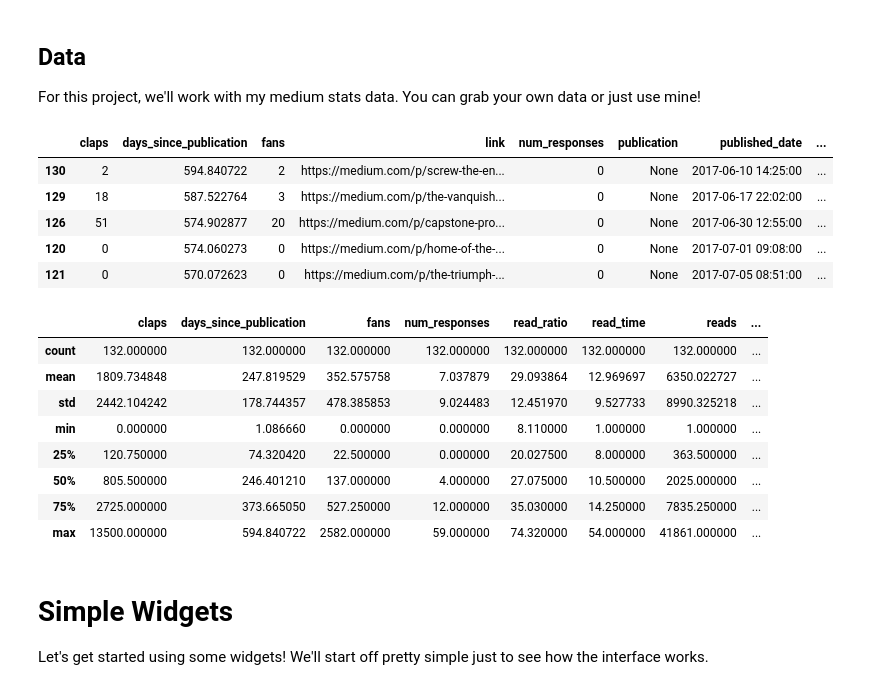
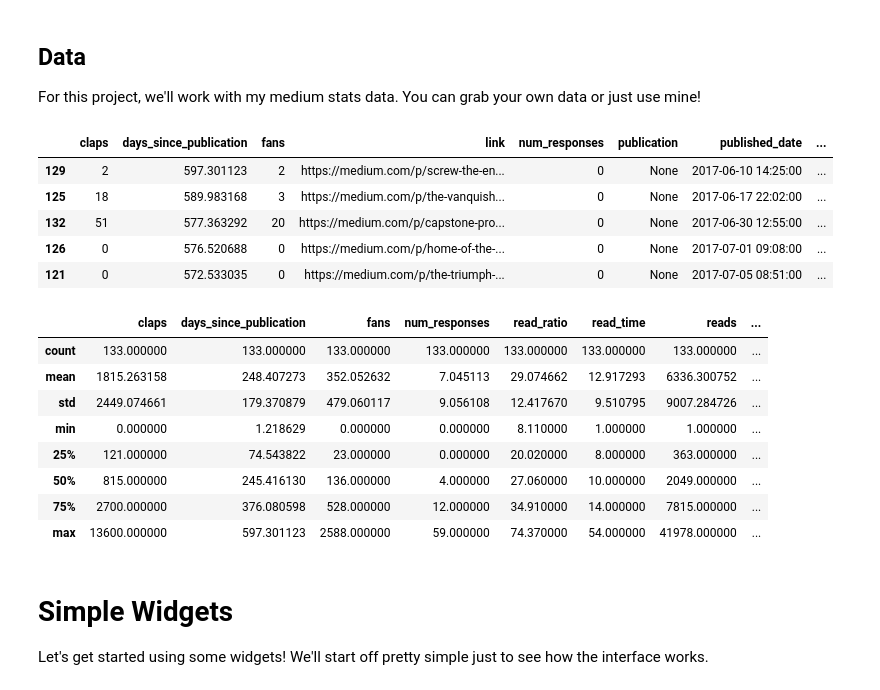
Before and after one commit to Project-Ellie/tutorials, a Jupyter notebook: other_stuff/Widgets-Overview.ipynb, the cells around one changed output. Cells and saved outputs as stored; diff of their text form; code cells hidden in the pictures.

Commit message:
Link adjusted to Will's github data

```diff
--- a/other_stuff/Widgets-Overview.ipynb
+++ b/other_stuff/Widgets-Overview.ipynb
@@ -34,27 +34,27 @@ from IPython.display import Image, display, HTML
 
 For this project, we'll work with my medium stats data. You can grab your own data or just use mine!
 # %%
-df = pd.read_parquet('https://github.com/WillKoehrsen/Data-Analysis/blob/master/medium/data/2019-01-26_stats?raw=true')
+df = pd.read_parquet('https://github.com/WillKoehrsen/Data-Analysis/blob/master/medium/data/medium_data_2019_01_26?raw=true')
 df.head()
 # %% [output]
 |  | claps | days_since_publication | fans | link | num_responses | publication | published_date | ... |
-| 130 | 2 | 594.840722 | 2 | https://medium.com/p/screw-the-en... | 0 | None | 2017-06-10 14:25:00 | ... |
-| 129 | 18 | 587.522764 | 3 | https://medium.com/p/the-vanquish... | 0 | None | 2017-06-17 22:02:00 | ... |
-| 126 | 51 | 574.902877 | 20 | https://medium.com/p/capstone-pro... | 0 | None | 2017-06-30 12:55:00 | ... |
-| 120 | 0 | 574.060273 | 0 | https://medium.com/p/home-of-the-... | 0 | None | 2017-07-01 09:08:00 | ... |
-| 121 | 0 | 570.072623 | 0 | https://medium.com/p/the-triumph-... | 0 | None | 2017-07-05 08:51:00 | ... |
+| 129 | 2 | 597.301123 | 2 | https://medium.com/p/screw-the-en... | 0 | None | 2017-06-10 14:25:00 | ... |
+| 125 | 18 | 589.983168 | 3 | https://medium.com/p/the-vanquish... | 0 | None | 2017-06-17 22:02:00 | ... |
+| 132 | 51 | 577.363292 | 20 | https://medium.com/p/capstone-pro... | 0 | None | 2017-06-30 12:55:00 | ... |
+| 126 | 0 | 576.520688 | 0 | https://medium.com/p/home-of-the-... | 0 | None | 2017-07-01 09:08:00 | ... |
+| 121 | 0 | 572.533035 | 0 | https://medium.com/p/the-triumph-... | 0 | None | 2017-07-05 08:51:00 | ... |
 # %%
 df.describe()
 # %% [output]
 |  | claps | days_since_publication | fans | num_responses | read_ratio | read_time | reads | ... |
-| count | 132.000000 | 132.000000 | 132.000000 | 132.000000 | 132.000000 | 132.000000 | 132.000000 | ... |
-| mean | 1809.734848 | 247.819529 | 352.575758 | 7.037879 | 29.093864 | 12.969697 | 6350.022727 | ... |
-| std | 2442.104242 | 178.744357 | 478.385853 | 9.024483 | 12.451970 | 9.527733 | 8990.325218 | ... |
-| min | 0.000000 | 1.086660 | 0.000000 | 0.000000 | 8.110000 | 1.000000 | 1.000000 | ... |
-| 25% | 120.750000 | 74.320420 | 22.500000 | 0.000000 | 20.027500 | 8.000000 | 363.500000 | ... |
-| 50% | 805.500000 | 246.401210 | 137.000000 | 4.000000 | 27.075000 | 10.500000 | 2025.000000 | ... |
-| 75% | 2725.000000 | 373.665050 | 527.250000 | 12.000000 | 35.030000 | 14.250000 | 7835.250000 | ... |
-| max | 13500.000000 | 594.840722 | 2582.000000 | 59.000000 | 74.320000 | 54.000000 | 41861.000000 | ... |
+| count | 133.000000 | 133.000000 | 133.000000 | 133.000000 | 133.000000 | 133.000000 | 133.000000 | ... |
+| mean | 1815.263158 | 248.407273 | 352.052632 | 7.045113 | 29.074662 | 12.917293 | 6336.300752 | ... |
+| std | 2449.074661 | 179.370879 | 479.060117 | 9.056108 | 12.417670 | 9.510795 | 9007.284726 | ... |
+| min | 0.000000 | 1.218629 | 0.000000 | 0.000000 | 8.110000 | 1.000000 | 1.000000 | ... |
+| 25% | 121.000000 | 74.543822 | 23.000000 | 0.000000 | 20.020000 | 8.000000 | 363.000000 | ... |
+| 50% | 815.000000 | 245.416130 | 136.000000 | 4.000000 | 27.060000 | 10.000000 | 2049.000000 | ... |
+| 75% | 2700.000000 | 376.080598 | 528.000000 | 12.000000 | 34.910000 | 14.000000 | 7815.000000 | ... |
+| max | 13600.000000 | 597.301123 | 2588.000000 | 59.000000 | 74.370000 | 54.000000 | 41978.000000 | ... |
 # %% [markdown]
 # Simple Widgets
 
```
Also changed, not shown: 1 other file.
